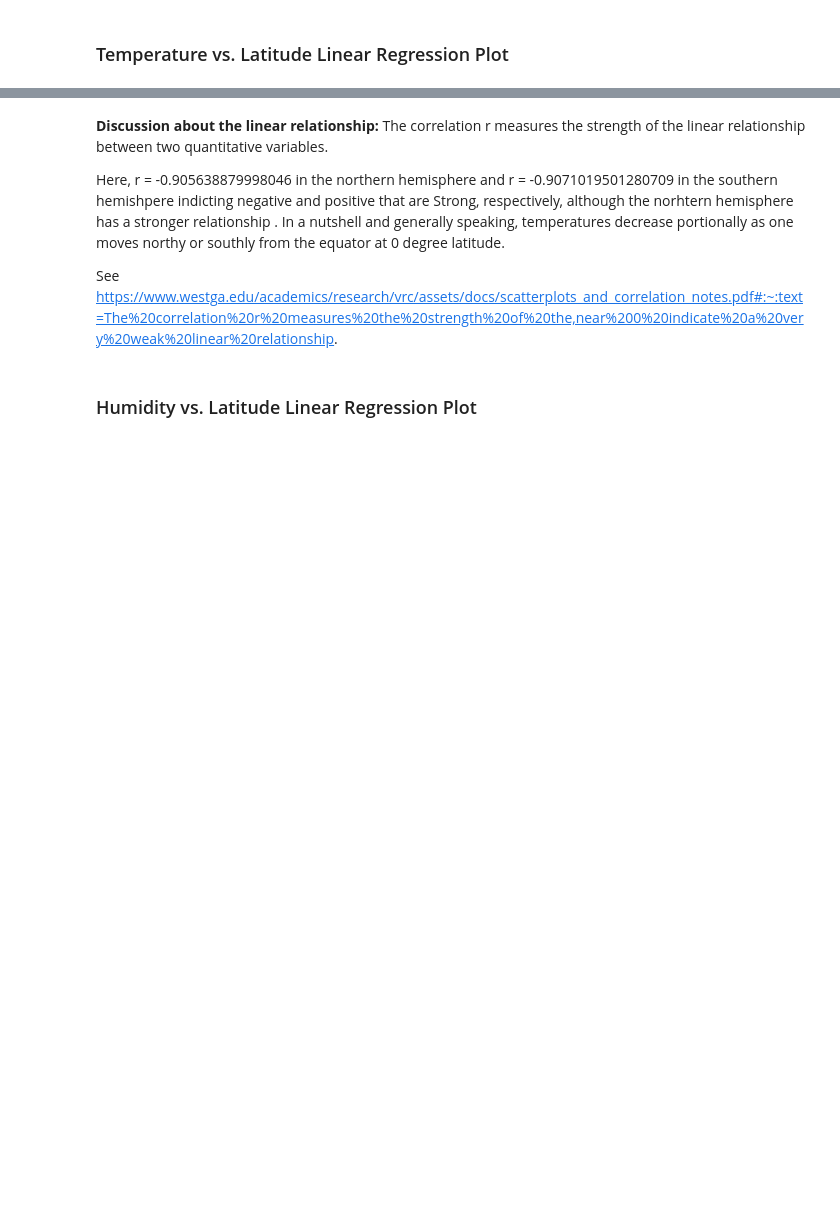
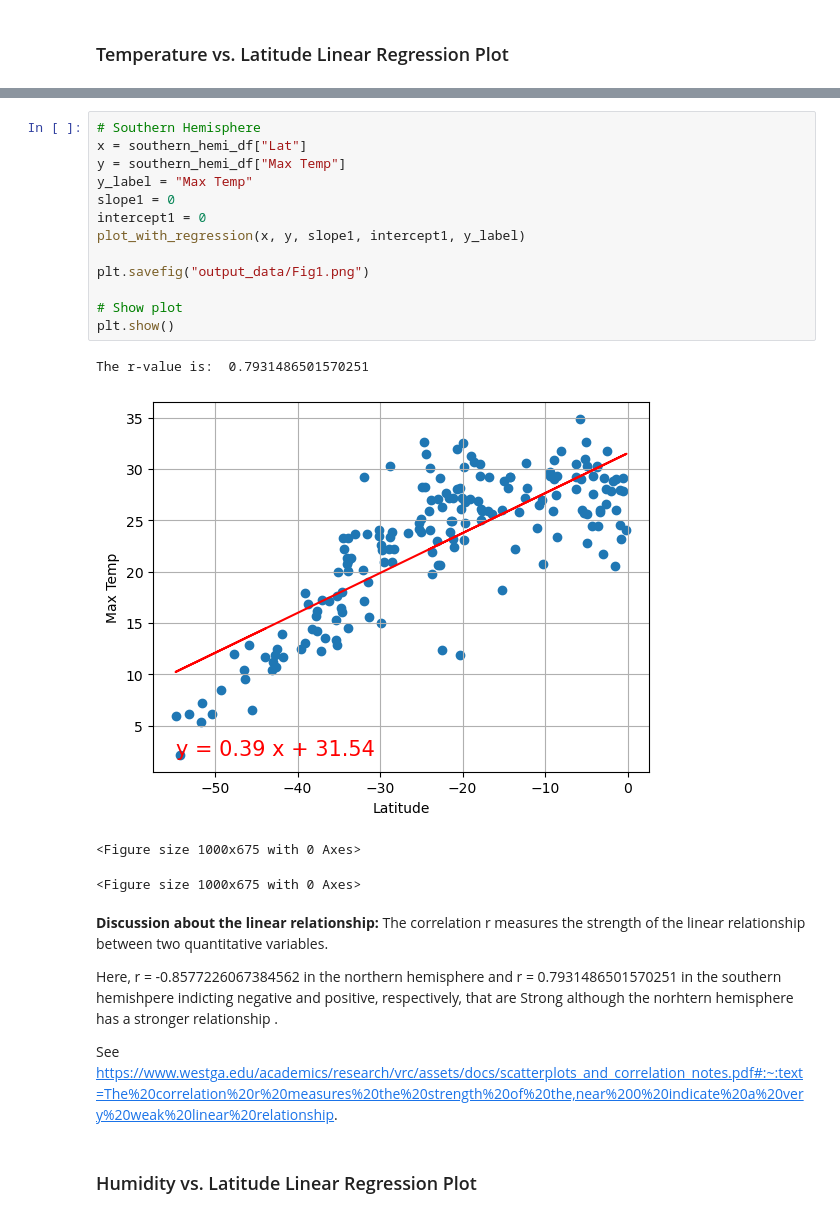
Before and after one commit to jimlhaugen/python-api-challenge-public, a Jupyter notebook: WeatherPy.ipynb, the cells around one changed output, grey strips where cells are left out. Saved outputs shown, nothing was run; the diff lists cells and outputs as text; blank space fills up the shorter version.

```diff
--- a/WeatherPy.ipynb
+++ b/WeatherPy.ipynb
@@ -421,8 +380,26 @@ The r-value is:  0.7374689863939512
+# %%
+# Southern Hemisphere
+x = southern_hemi_df["Lat"]
+y = southern_hemi_df["Max Temp"]
+y_label = "Max Temp"
+slope1 = 0
+intercept1 = 0
+plot_with_regression(x, y, slope1, intercept1, y_label)
+
+plt.savefig("output_data/Fig1.png")
+
+# Show plot
+plt.show()
+# %% [output]
+The r-value is:  0.7931486501570251
+[figure, added]
+<Figure size 1000x675 with 0 Axes>
+<Figure size 1000x675 with 0 Axes>
 # %% [markdown]
 **Discussion about the linear relationship:** The correlation r measures the strength of the linear relationship
 between two quantitative variables.
 
-Here, r = -0.905638879998046 in the northern hemisphere and r = -0.9071019501280709 in the southern hemishpere indicting negative and positive that are Strong, respectively, although the norhtern hemisphere has a stronger relationship .  In a nutshell and generally speaking, temperatures decrease portionally as one moves northy or southly from the equator at 0 degree latitude.
+Here, r = -0.8577226067384562 in the northern hemisphere and r = 0.7931486501570251 in the southern hemishpere indicting negative and positive, respectively, that are Strong although the norhtern hemisphere has a stronger relationship .
 
 See https://www.westga.edu/academics/research/vrc/assets/docs/scatterplots_and_correlation_notes.pdf#:~:text=The%20correlation%20r%20measures%20the%20strength%20of%20the,near%200%20indicate%20a%20very%20weak%20linear%20relationship.
 # %% [markdown]
```
Also changed, not shown: parts of 32 cells of this notebook, 2 other files.
